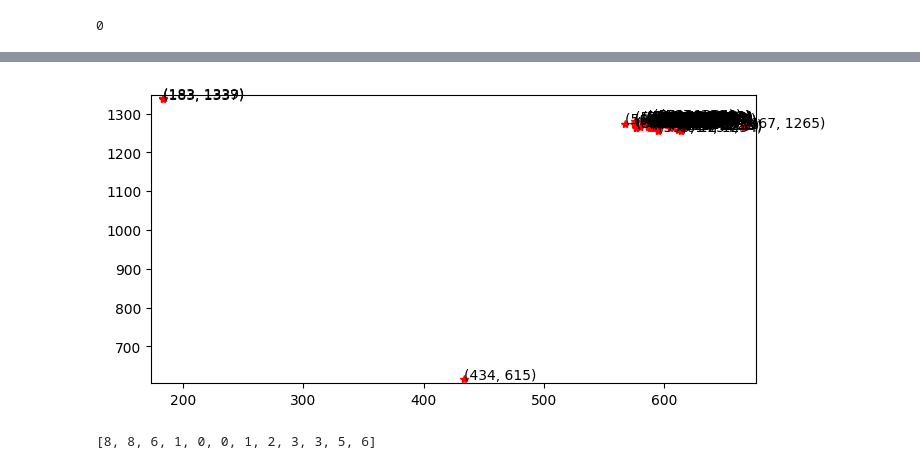
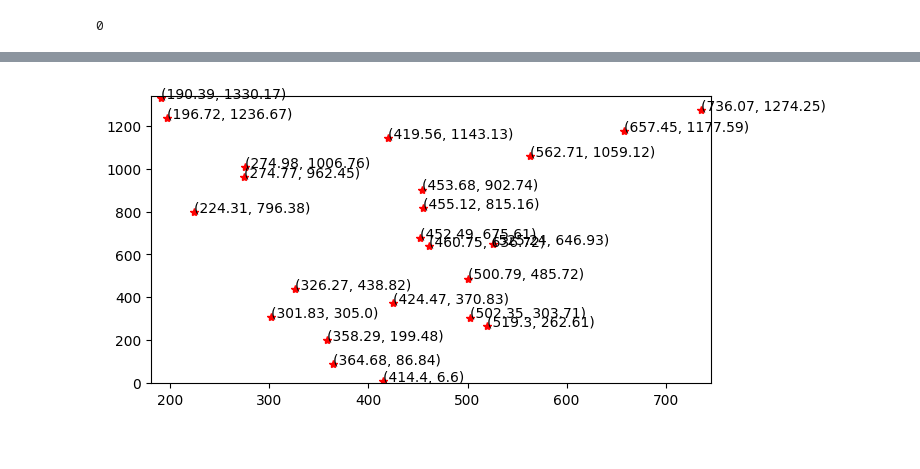
Before and after one commit to yacoine/rco, a Jupyter notebook: rock_climbing_optimizer.ipynb, the cells around one changed output, grey strips where cells are left out. Drawn from its saved outputs; the diff is of its cells as text; code cells hidden in the pictures.

```diff
--- a/rock_climbing_optimizer.ipynb
+++ b/rock_climbing_optimizer.ipynb
@@ -112,30 +90,25 @@ def simple_plot(coordinates):
-# %%
-import matplotlib.pyplot as plt
-
-plt.rcParams["figure.figsize"] = [7.5, 3.50]
-plt.rcParams["figure.autolayout"] = True
-
-
-x = even
-#m=min(x)
-#x = [x - m for x in x]
-
-y = odd
-
-
-plt.plot(x, y, 'r*')
-plt.axis([min(x)-10 ,max(x)+10 , min(y)-10,max(y)+10 ])
-
-for i, j in zip(x, y):
-   plt.text(i, j+0.5, '({}, {})'.format(i, j))
-
-plt.show()
-# %% [output]
-[figure, removed]
-# %%
-x = [599, 599, 597, 592, 591, 591, 592, 593, 594, 594, 596, 597]
-m=min(x)
-x = [x - m for x in x]
-x
-# %% [output]
-[8, 8, 6, 1, 0, 0, 1, 2, 3, 3, 5, 6]
+# %%
+import pandas as pd
+from sklearn.cluster import k_means
+
+x=coordinates[::2]
+y=coordinates[1::2]
+
+data={'x':x, 'y':y}
+df=pd.DataFrame(data)
+centroids= k_means(df,n_clusters=23)[0] #round to 2 decimals from k means
+centroids = np.around(centroids,2)
+#this might have to be manually supported
+#k-means uses euclidean distance, is this the best for geospatial clustering?
+#look into below code later:
+#df = pd.read_csv('gps.csv')
+#coords = df.as_matrix(columns=['lat', 'lon'])
+#db = DBSCAN(eps=eps, min_samples=ms, algorithm='ball_tree', metric='haversine').fit(np.radians(coords))
+
+s=[item for sublist  in centroids.tolist() for item in sublist] #turning array of arrays into one list
+#next is to plot with simple_plot
+#s="%.2f" % s#round to 2 decim
+
+simple_plot(s)
+# %% [output]
+[figure, added]
```
Also changed, not shown: parts of 3 cells of this notebook, 2 other files.
